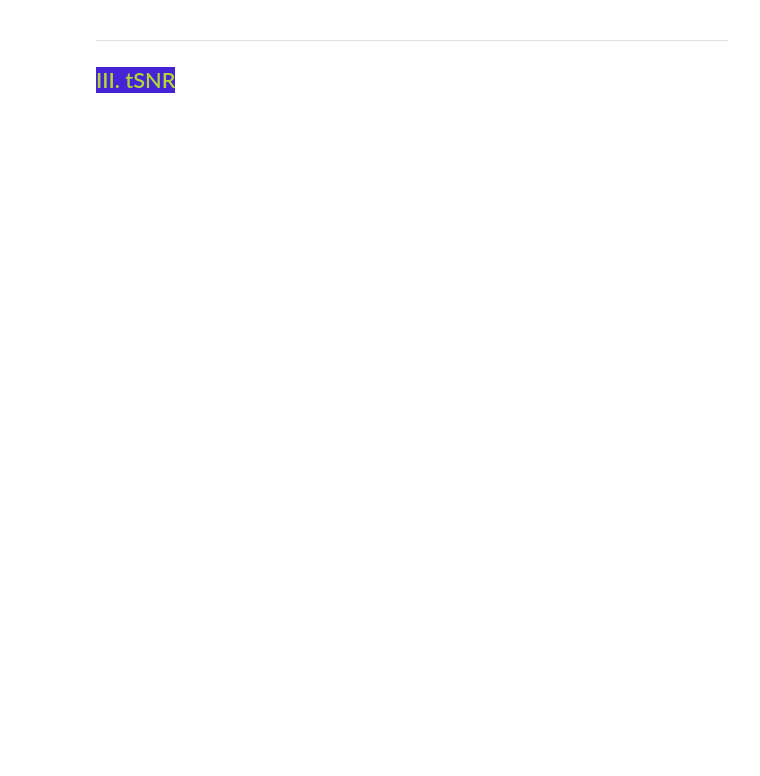
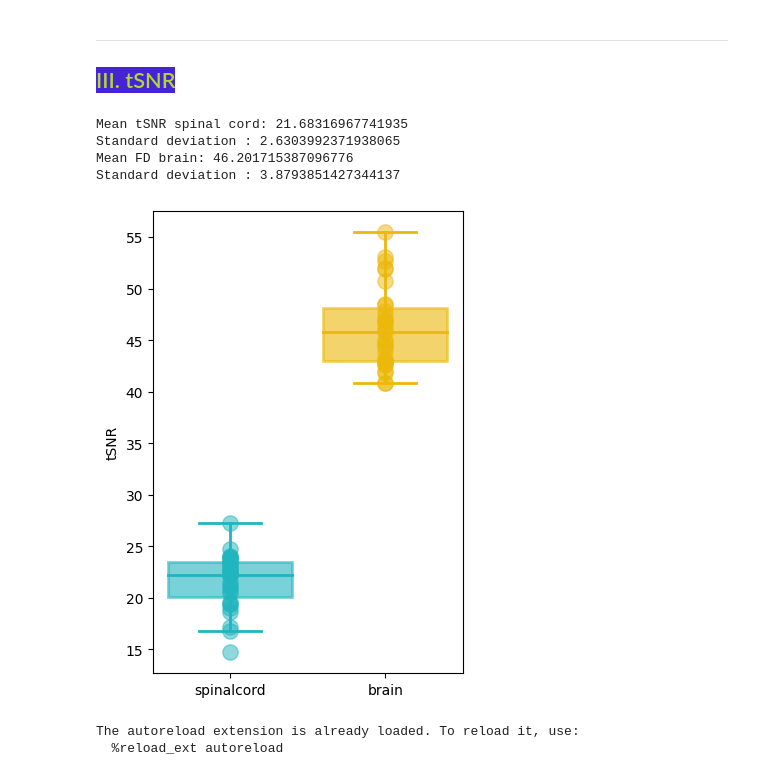
Before and after one commit to CarolineLndl/BrainSpineSomatotopy2024, a Jupyter notebook: notebook/02_brsc_QC.ipynb, the cells around one changed output. Saved outputs shown, nothing was run; the diff lists cells and outputs as text; code cells hidden in the pictures; blank space fills up the shorter version.

Commit message:
update quality check notebook

```diff
--- a/notebook/02_brsc_QC.ipynb
+++ b/notebook/02_brsc_QC.ipynb
@@ -109,3 +125,62 @@ pd.read_csv(config["main_dir"] + config["moco_files"]["dir"].format(ID,structure
 <hr style="border:1px solid black">
 
 ## <font color=#B2D732> <span style="background-color: #4424D6"> III. tSNR  </font>
+# %%
+tSNR_mean_spinalcord=[]; tSNR_mean_brain=[];df={}
+for structure in config["structures"]:
+    for ID_nb,ID in enumerate(config["participants_IDs"]):
+        if structure=="spinalcord":
+            tSNR_mean_spinalcord.append(pd.read_csv(QC.tSNR(config=config,ID=ID,structure=structure),delimiter=" ",header=None)[0][0])
+        elif structure=="brain":
+            tSNR_mean_brain.append(pd.read_csv(QC.tSNR(config=config,ID=ID,structure=structure),delimiter=" ",header=None)[0][0])
+
+    variable_name = f"tSNR_mean_{structure}"
+    df[structure] = pd.DataFrame({'ID': config["participants_IDs"], 'tSNR': globals()[variable_name],'structure':  structure})
+
+# Concatenate horizontally the two dataframes
+df_tSNR= pd.concat([df["spinalcord"], df["brain"]])
+df_tSNR.reset_index(drop=True, inplace=True)
+
+# Calculate mean and standard deviation of FD for
+tSNR_sc_mean = df["spinalcord"]['tSNR'].mean()
+tSNR_sc_std = df["spinalcord"]['tSNR'].std()
+print("Mean tSNR spinal cord:", tSNR_sc_mean)
+print("Standard deviation :", tSNR_sc_std)
+
+# Calculate mean and standard deviation of FD for
+tSNR_brain_mean = df["brain"]['tSNR'].mean()
+tSNR_brain_std = df["brain"]['tSNR'].std()
+print("Mean FD brain:", tSNR_brain_mean)
+print("Standard deviation :", tSNR_brain_std)
+QC.plot_metrics(config=config,df=df_tSNR,index='ID',y="tSNR",columns=['structure'],y_title="tSNR",save_plot=False)
+# %% [output]
+Mean tSNR spinal cord: 21.68316967741935
+Standard deviation : 2.6303992371938065
+Mean FD brain: 46.201715387096776
+Standard deviation : 3.8793851427344137
+[figure, added]
+# %%
+import sys, json, glob, os
+import pandas as pd
+import numpy as np
+code_dir="/cerebro/cerebro1/dataset/bmpd/derivatives/HealthyControls_project/2024_brsc_fc_project/"
+os.chdir(code_dir)
+sys.path.append(code_dir + "/code/") # Change this line according to your directory
+
+import brsc_utils as utils
+import brsc_QC as QC
+#
+%load_ext autoreload
+%autoreload 2
+%matplotlib inline
+
+# Load config file ------------------------------------------------------------
+# The config file should be first review and all path should be modified (lines: )
+with open(code_dir + '/config/02_brsc_QC.json') as config_file: # the notebook should be in 'xx/notebook/' folder #config_proprio
+    config = json.load(config_file) # load config file should be open first and the path inside modified
+
+#Load participant file
+info_IDs=pd.read_csv(code_dir +'/config/' +config["IDs_info_f"],delimiter="\t")
+# %% [output]
+The autoreload extension is already loaded. To reload it, use:
+  %reload_ext autoreload
```
Also changed, not shown: parts of 10 cells of this notebook, 11 other files.
